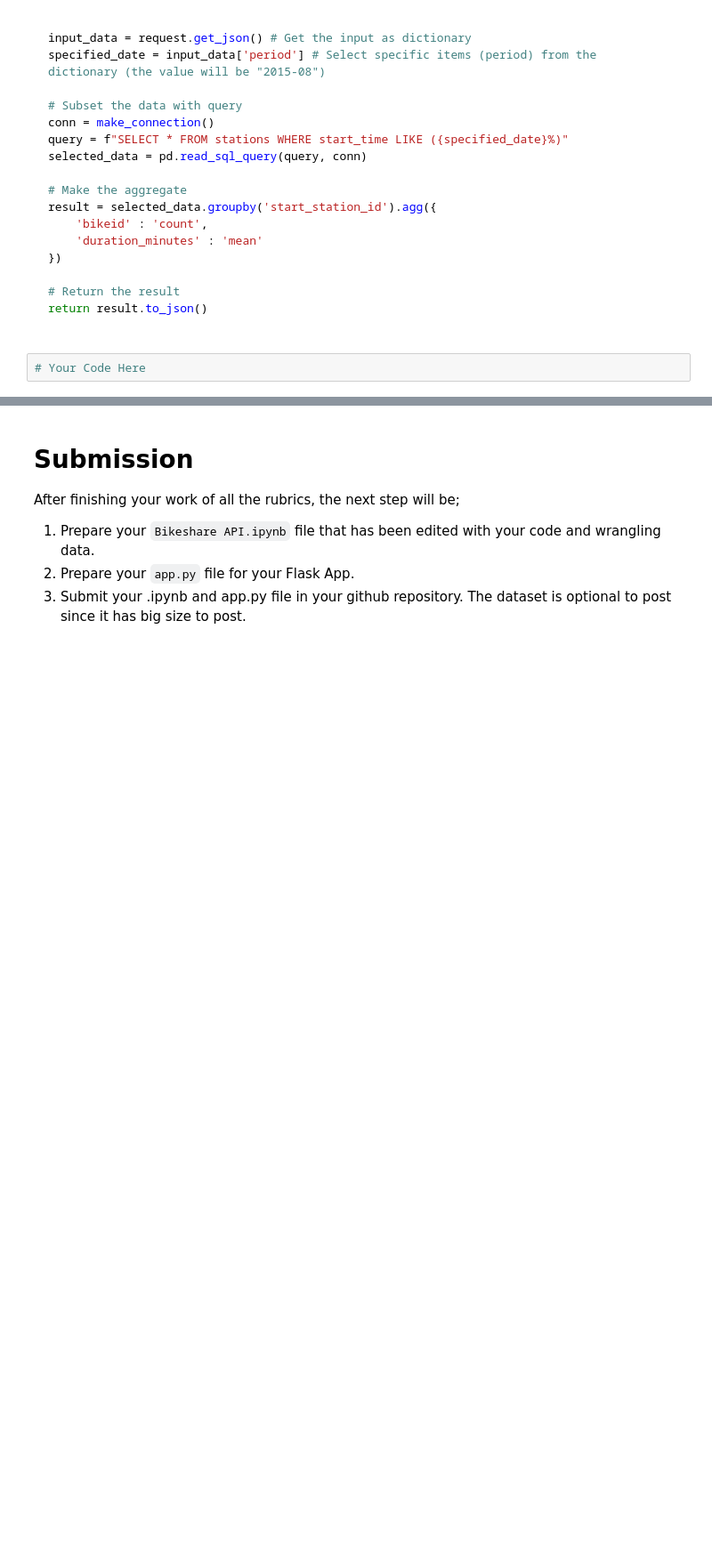
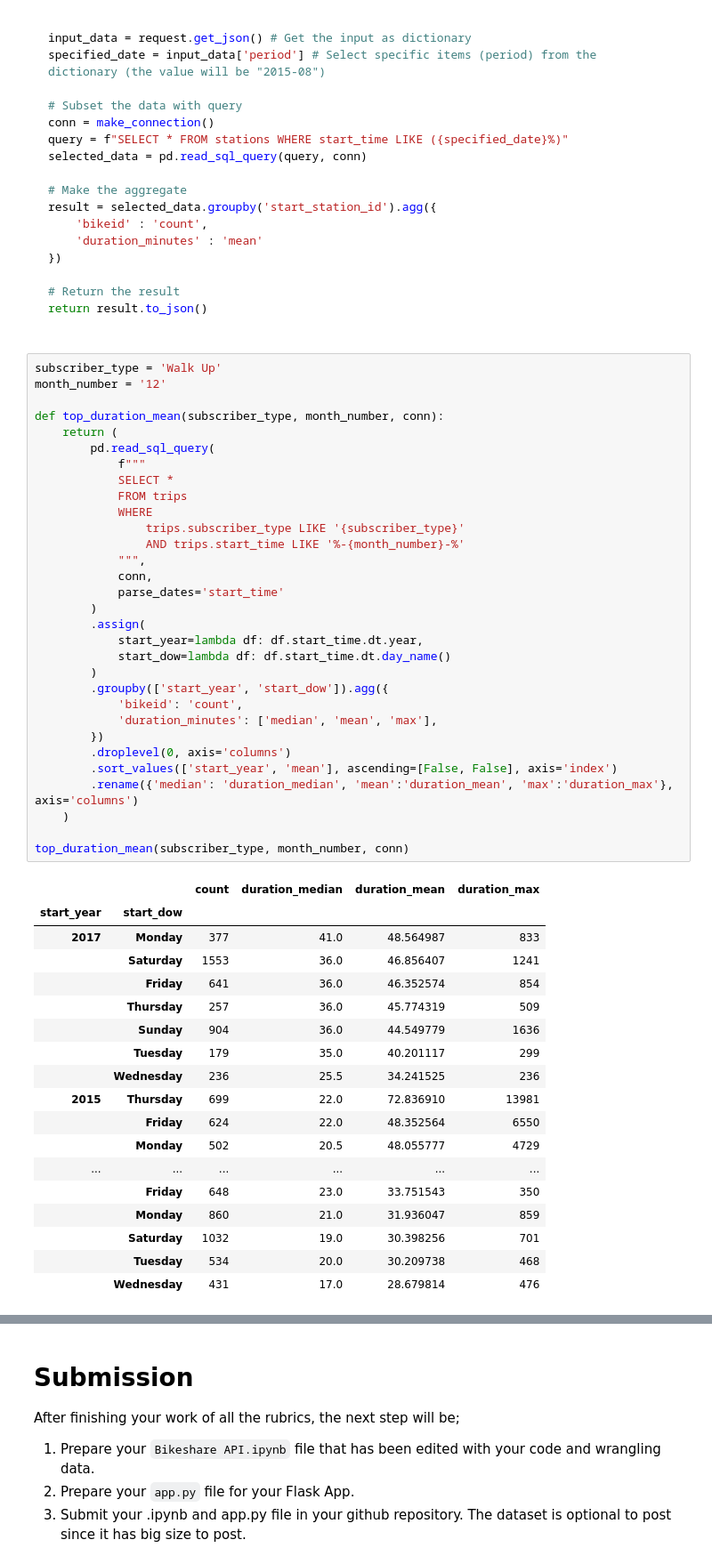
Before and after one commit to taruma/bikeshareapi, a Jupyter notebook: Bikeshare API.ipynb, the cells around one changed output, grey strips where cells are left out. Shown at 89% size. Drawn from its saved outputs; the diff is of its cells as text; blank space fills up the shorter version.

````diff
--- a/Bikeshare API.ipynb
+++ b/Bikeshare API.ipynb
@@ -544,5 +672,53 @@ result = selected_data.groupby('start_station_id').agg({
 return result.to_json()
 
 ```
-# %%
-# Your Code Here
+# %%
+subscriber_type = 'Walk Up'
+month_number = '12'
+
+def top_duration_mean(subscriber_type, month_number, conn):
+    return (
+        pd.read_sql_query(
+            f"""
+            SELECT *
+            FROM trips
+            WHERE
+                trips.subscriber_type LIKE '{subscriber_type}'
+                AND trips.start_time LIKE '%-{month_number}-%'
+            """,
+            conn,
+            parse_dates='start_time'
+        )
+        .assign(
+            start_year=lambda df: df.start_time.dt.year,
+            start_dow=lambda df: df.start_time.dt.day_name()
+        )
+        .groupby(['start_year', 'start_dow']).agg({
+            'bikeid': 'count',
+            'duration_minutes': ['median', 'mean', 'max'],
+        })
+        .droplevel(0, axis='columns')
+        .sort_values(['start_year', 'mean'], ascending=[False, False], axis='index')
+        .rename({'median': 'duration_median', 'mean':'duration_mean', 'max':'duration_max'}, axis='columns')
+    )
+
+top_duration_mean(subscriber_type, month_number, conn)
+# %% [output]
+|  |  | count | duration_median | duration_mean | duration_max |
+| start_year | start_dow |  |  |  |  |
+| 2017 | Monday | 377 | 41.0 | 48.564987 | 833 |
+|  | Saturday | 1553 | 36.0 | 46.856407 | 1241 |
+|  | Friday | 641 | 36.0 | 46.352574 | 854 |
+|  | Thursday | 257 | 36.0 | 45.774319 | 509 |
+|  | Sunday | 904 | 36.0 | 44.549779 | 1636 |
+|  | Tuesday | 179 | 35.0 | 40.201117 | 299 |
+|  | Wednesday | 236 | 25.5 | 34.241525 | 236 |
+| 2015 | Thursday | 699 | 22.0 | 72.836910 | 13981 |
+|  | Friday | 624 | 22.0 | 48.352564 | 6550 |
+|  | Monday | 502 | 20.5 | 48.055777 | 4729 |
+| ... | ... | ... | ... | ... | ... |
+|  | Friday | 648 | 23.0 | 33.751543 | 350 |
+|  | Monday | 860 | 21.0 | 31.936047 | 859 |
+|  | Saturday | 1032 | 19.0 | 30.398256 | 701 |
+|  | Tuesday | 534 | 20.0 | 30.209738 | 468 |
+|  | Wednesday | 431 | 17.0 | 28.679814 | 476 |
````
Also changed, not shown: parts of 32 cells of this notebook, 4 other files.
